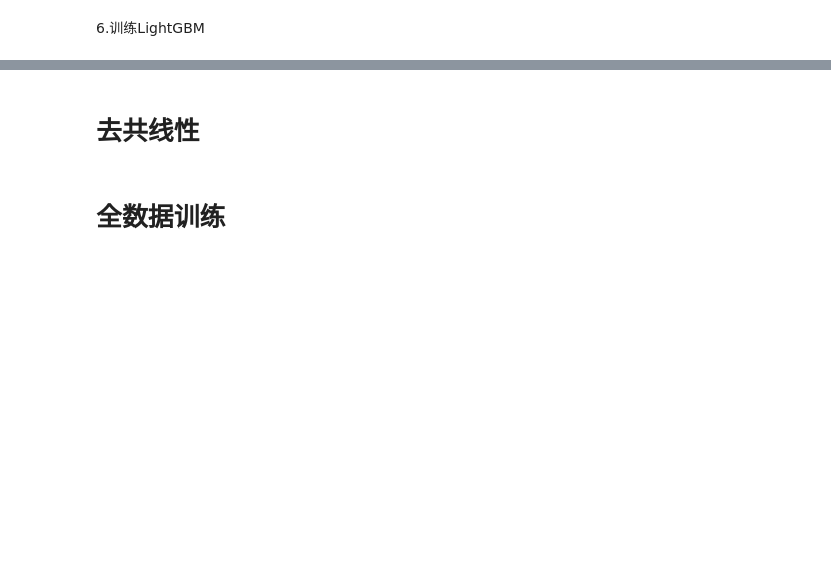
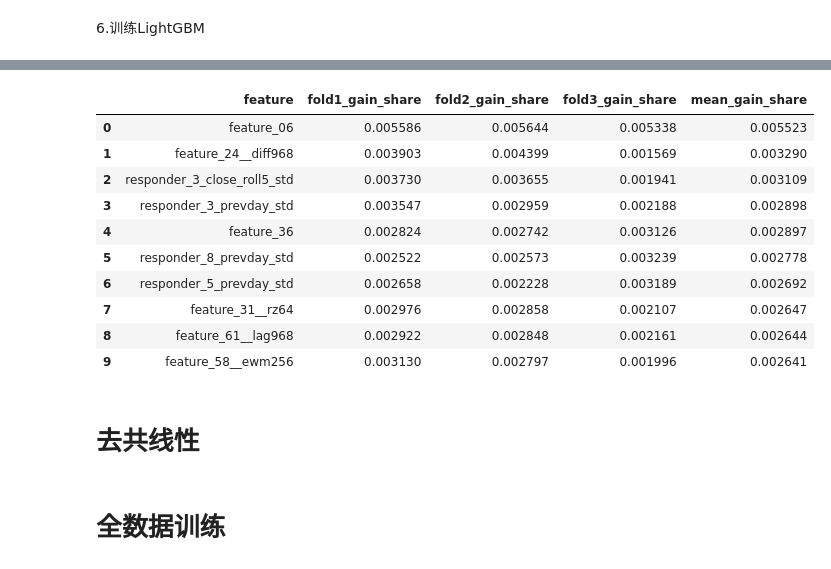
Before and after one commit to Jackson00Han/Jane-Street-Time-Series-Forecasting, a Jupyter notebook: main.ipynb, the cells around one changed output, grey strips where cells are left out. Cells and saved outputs as stored; diff of their text form; code cells hidden in the pictures; blank space fills up the shorter version.

```diff
--- a/main.ipynb
+++ b/main.ipynb
@@ -1654,41 +1649,3 @@ w = np.memmap(f"{prefix}_w.float32.mmap", dtype="float32", mode="r", shape=(n_ro
 # 你之前已定义：weighted_r2_zero_mean、lgb_wr2_eval
 # %% [markdown]
 6.训练LightGBM
-# %%
-# 构建全集 Dataset（一次性）
-d_all = lgb.Dataset(X, label=y, weight=w, free_raw_data=True)
-d_all.construct()
-
-params = dict(
-    objective="regression",
-    metric="None",             # 用自定义 feval
-    learning_rate=0.05,
-    num_leaves=63,
-    feature_fraction=0.8,
-    bagging_fraction=0.8,
-    bagging_freq=1,
-    min_data_in_leaf=50,
-)
-
-# 第 1 折
-tr_idx, va_idx = folds[0]
-dtrain = d_all.subset(tr_idx)
-dvalid = d_all.subset(va_idx)
-
-bst = lgb.train(
-    params,
-    dtrain,
-    valid_sets=[dtrain, dvalid],
-    valid_names=["train", "val"],
-    feval=lgb_wr2_eval,                        # 你的加权 wr2
-    num_boost_round=1000,
-    callbacks=[
-        lgb.early_stopping(stopping_rounds=100, verbose=True),
-        lgb.log_evaluation(period=100),
-    ],
-)
-
-# 手算验证集分数（与日志应一致）
-pred_val = bst.predict(X[va_idx], num_iteration=bst.best_iteration)
-wr2_val  = weighted_r2_zero_mean(y[va_idx], pred_val, w[va_idx])
-print(f"Fold1 wr2: {wr2_val:.6f}")
@@ -1718 +1731,20 @@ imp = pd.DataFrame({
+# %%
+# 汇总均值 + 排序 + 保存
+fold_cols = [c for c in fi.columns if c.startswith("fold")]
+fi["mean_gain_share"] = fi[fold_cols].mean(axis=1)
+fi = fi.sort_values("mean_gain_share", ascending=False, ignore_index=True)
+# %%
+fi[:10]
+# %% [output]
+|  | feature | fold1_gain_share | fold2_gain_share | fold3_gain_share | mean_gain_share |
+| 0 | feature_06 | 0.005586 | 0.005644 | 0.005338 | 0.005523 |
+| 1 | feature_24__diff968 | 0.003903 | 0.004399 | 0.001569 | 0.003290 |
+| 2 | responder_3_close_roll5_std | 0.003730 | 0.003655 | 0.001941 | 0.003109 |
+| 3 | responder_3_prevday_std | 0.003547 | 0.002959 | 0.002188 | 0.002898 |
+| 4 | feature_36 | 0.002824 | 0.002742 | 0.003126 | 0.002897 |
+| 5 | responder_8_prevday_std | 0.002522 | 0.002573 | 0.003239 | 0.002778 |
+| 6 | responder_5_prevday_std | 0.002658 | 0.002228 | 0.003189 | 0.002692 |
+| 7 | feature_31__rz64 | 0.002976 | 0.002858 | 0.002107 | 0.002647 |
+| 8 | feature_61__lag968 | 0.002922 | 0.002848 | 0.002161 | 0.002644 |
+| 9 | feature_58__ewm256 | 0.003130 | 0.002797 | 0.001996 | 0.002641 |
 # %%
```
Also changed, not shown: parts of 14 cells of this notebook.
